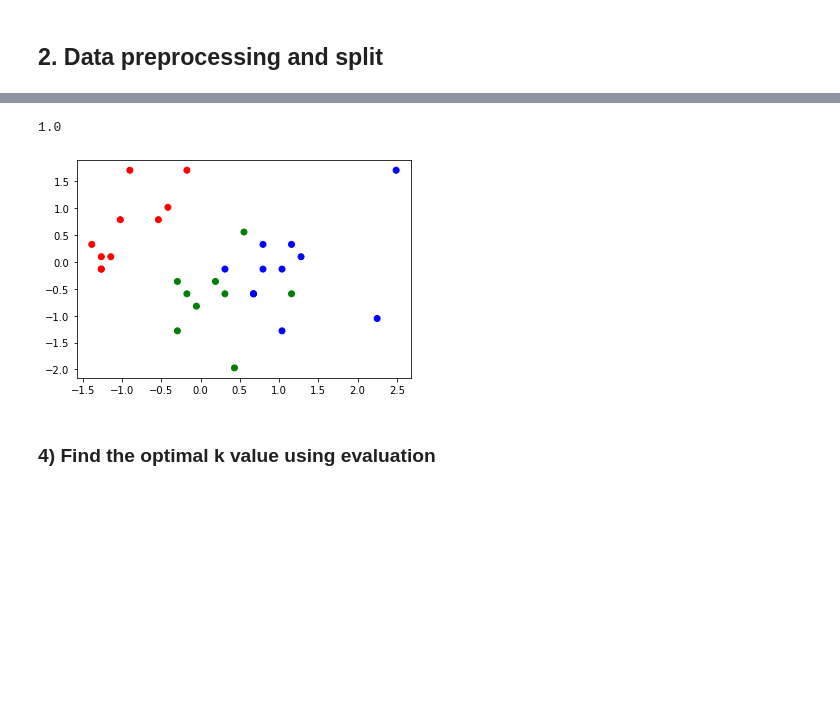
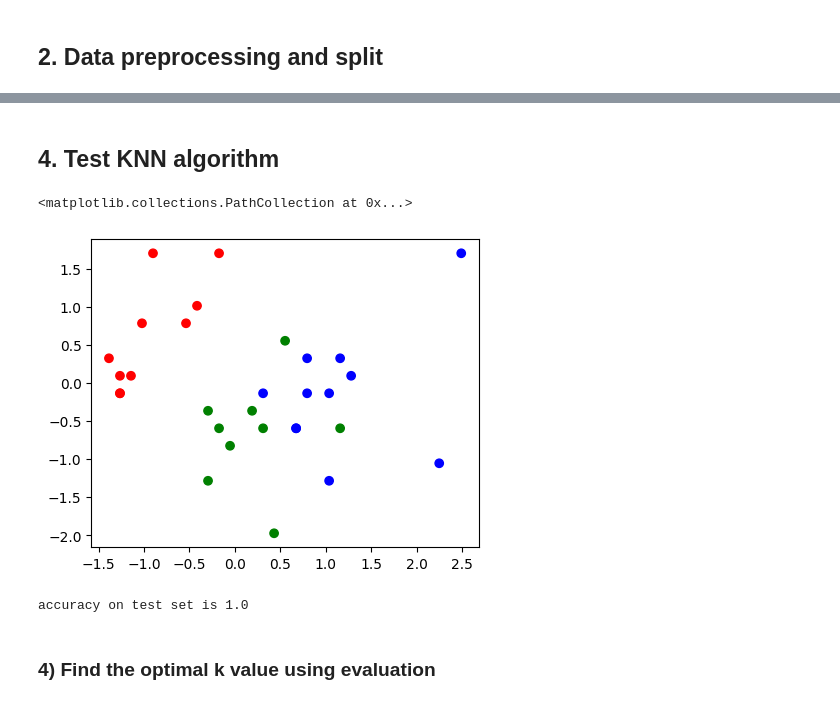
Before and after one commit to HJoonKwon/machine_learning_fundamentals, a Jupyter notebook: KNearestNeighbors.ipynb, the cells around one changed output, grey strips where cells are left out. Cells and saved outputs as stored; diff of their text form; code cells hidden in the pictures; blank space fills up the shorter version.

Commit message:
implement KNN on IRIS dataset

```diff
--- a/KNearestNeighbors.ipynb
+++ b/KNearestNeighbors.ipynb
@@ -17,3 +17,16 @@ import pandas as pd
 import numpy as np
 import matplotlib.pyplot as plt
 import seaborn as sns
+from sklearn import datasets
+
+from ml_algorithms.knearest_neighbors import *
+
+%matplotlib inline
+plt.rcParams['figure.figsize'] = (5.0, 4.0) # set default size of plots
+plt.rcParams['image.interpolation'] = 'nearest'
+plt.rcParams['image.cmap'] = 'gray'
+
+%load_ext autoreload
+%autoreload 2
+
+np.random.seed(42)
@@ -107,15 +92,18 @@ class KNeighborsClassifier():
+# %% [markdown]
+## 4. Test KNN algorithm
 # %%
-knn = KNeighborsClassifier(k=20)
-knn.fit(X_train, y_train)
-preds = knn.predict(X_test)
-
+knn_model = KNearestNeighbors()
+knn_model.fit(X_train, y_train, k=5)
+preds = knn_model.predict(X_test)
 plt.scatter(X_test[:, 0], X_test[:, 1], c=color_map[preds])
-
-accuracy = knn.evaluate(X_test, y_test)
-print(accuracy)
 # %% [output]
-1.0
+<matplotlib.collections.PathCollection at 0x...>
-[figure, old version]
+[figure, new version]
+# %%
+accuracy = sum(preds==y_test)/len(y_test)
+print(f'accuracy on test set is {accuracy}')
+# %% [output]
+accuracy on test set is 1.0
 # %% [markdown]
 ### 4) Find the optimal k value using evaluation
 # %%
```
Also changed, not shown: parts of 14 cells of this notebook.
